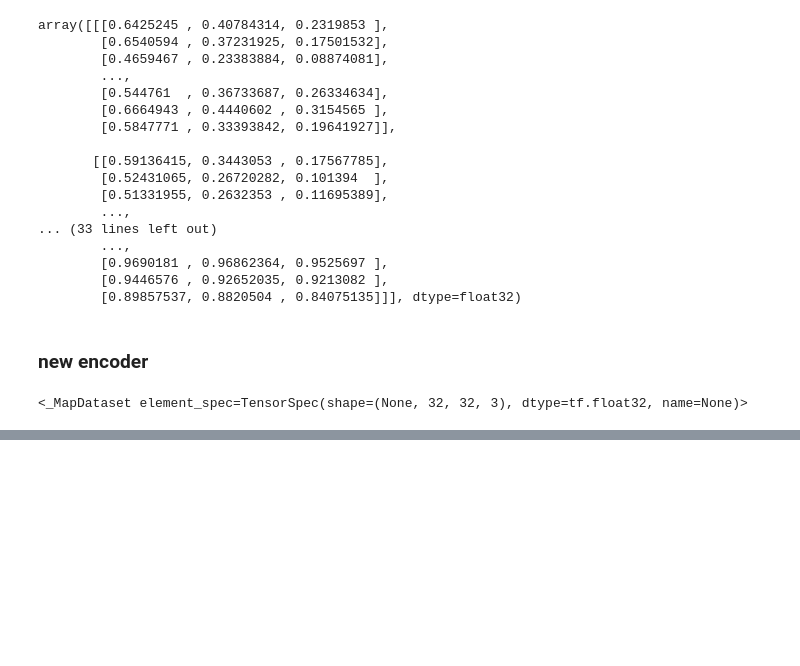
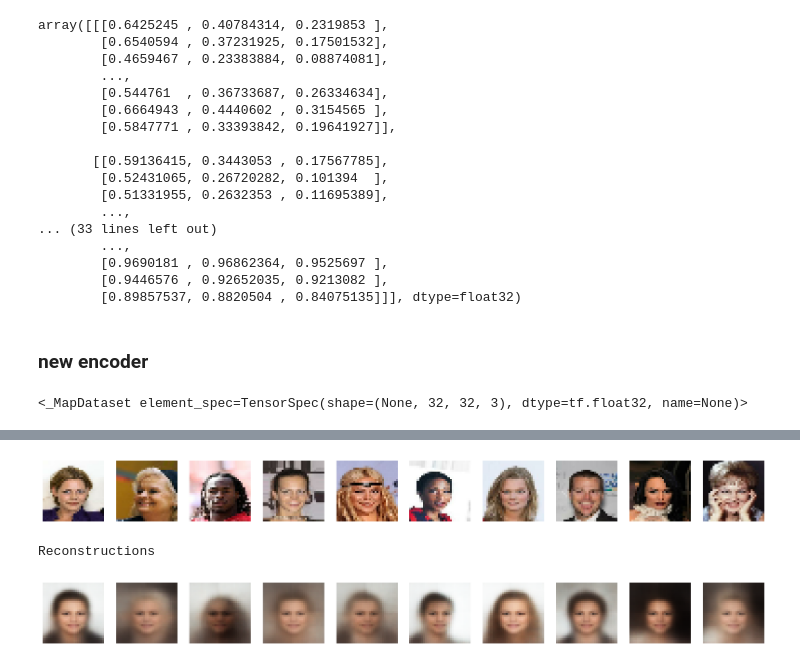
Before and after one commit to NastyaStrashnova/GenAITests, a Jupyter notebook: Variational Autoencoder 1.1.ipynb, the cells around one changed output, grey strips where cells are left out. Saved outputs shown, nothing was run; the diff lists cells and outputs as text; code cells hidden in the pictures; blank space fills up the shorter version.

```diff
--- a/Variational Autoencoder 1.1.ipynb
+++ b/Variational Autoencoder 1.1.ipynb
@@ -433,7 +435,7 @@ if LOAD_MODEL:
 # %%
 vae.fit(
     train,
-    epochs=10,
+    epochs=1,
     callbacks=[
         model_checkpoint_callback,
         tensorboard_callback,
@@ -450,0 +469,12 @@ Epoch 4/10
+# %%
+batches_to_predict = 1
+example_images = np.array(
+    list(train.take(batches_to_predict).get_single_element())
+)
+# %%
+z_mean, z_log_var, reconstructions = vae.predict(example_images)
+print("Example real faces")
+display(example_images)
+print("Reconstructions")
+display(reconstructions)
+# %% [output]
@@ -450,0 +483,3 @@ Epoch 4/10
+[figure, added]
+Reconstructions
+[figure, added]
```
Also changed, not shown: parts of 9 cells of this notebook.
